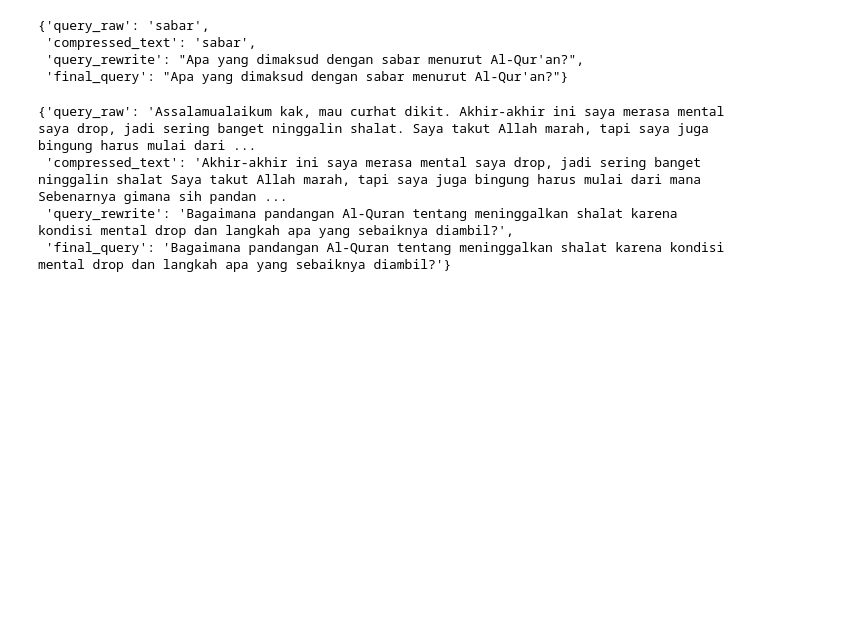
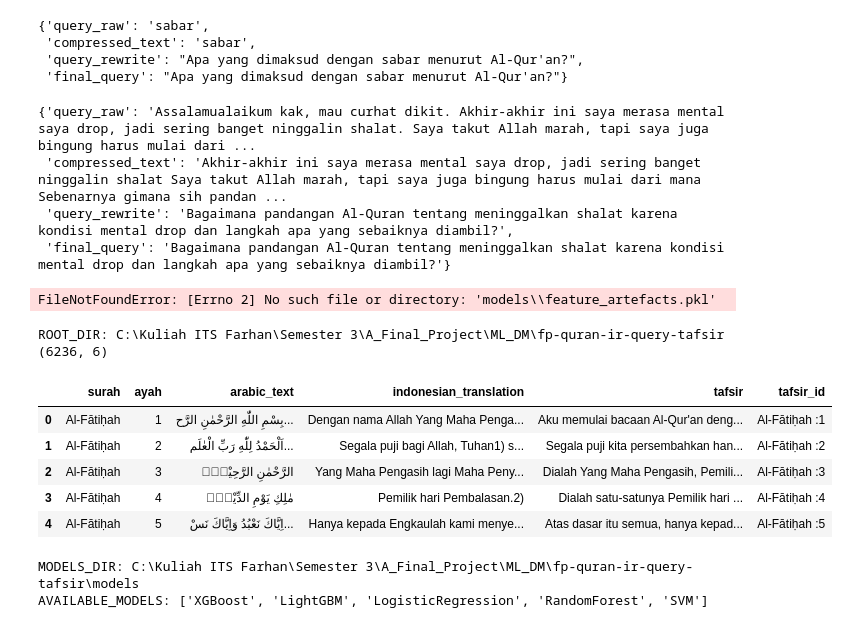
Before and after one commit to Mfarhan234/fp-quran-ir-query-tafsir, a Jupyter notebook: notebooks/05_error_analysis_case_study.ipynb, the cells around one changed output. Cells and saved outputs as stored; diff of their text form; code cells hidden in the pictures; blank space fills up the shorter version.

```diff
--- a/notebooks/05_error_analysis_case_study.ipynb
+++ b/notebooks/05_error_analysis_case_study.ipynb
@@ -41,3 +41,56 @@ build_final_query(text_user, embed_model)
  'compressed_text': 'Akhir-akhir ini saya merasa mental saya drop, jadi sering banget ninggalin shalat Saya takut Allah marah, tapi saya juga bingung harus mulai dari mana Sebenarnya gimana sih pandan ...
  'query_rewrite': 'Bagaimana pandangan Al-Quran tentang meninggalkan shalat karena kondisi mental drop dan langkah apa yang sebaiknya diambil?',
  'final_query': 'Bagaimana pandangan Al-Quran tentang meninggalkan shalat karena kondisi mental drop dan langkah apa yang sebaiknya diambil?'}
+# %%
+import pickle
+from pathlib import Path
+
+path = Path("models/feature_artefacts.pkl")
+with open(path, "rb") as f:
+    artefacts = pickle.load(f)
+
+print(type(artefacts))
+if isinstance(artefacts, dict):
+    print("Keys:", artefacts.keys())
+# %% [output]
+FileNotFoundError: [Errno 2] No such file or directory: 'models\\feature_artefacts.pkl'
+# %%
+from pathlib import Path
+import sys
+import pandas as pd
+
+# kalau notebook ada di /notebooks
+ROOT_DIR = Path.cwd().parent.resolve()
+print("ROOT_DIR:", ROOT_DIR)
+
+if str(ROOT_DIR) not in sys.path:
+    sys.path.append(str(ROOT_DIR))
+
+# load korpus tafsir
+PATH_TAFSIR = ROOT_DIR / "data" / "processed" / "tafsir_clean.csv"
+df_tafsir = pd.read_csv(PATH_TAFSIR)
+print(df_tafsir.shape)
+df_tafsir.head()
+# %% [output]
+ROOT_DIR: C:\Kuliah ITS Farhan\Semester 3\A_Final_Project\ML_DM\fp-quran-ir-query-tafsir
+(6236, 6)
+|  | surah | ayah | arabic_text | indonesian_translation | tafsir | tafsir_id |
+| 0 | Al-Fātiḥah | 1 | بِسْمِ اللّٰهِ الرَّحْمٰنِ الرَّح... | Dengan nama Allah Yang Maha Penga... | Aku memulai bacaan Al-Qur'an deng... | Al-Fātiḥah :1 |
+| 1 | Al-Fātiḥah | 2 | اَلْحَمْدُ لِلّٰهِ رَبِّ الْعٰلَم... | Segala puji bagi Allah, Tuhan1) s... | Segala puji kita persembahkan han... | Al-Fātiḥah :2 |
+| 2 | Al-Fātiḥah | 3 | الرَّحْمٰنِ الرَّحِيْمِۙ | Yang Maha Pengasih lagi Maha Peny... | Dialah Yang Maha Pengasih, Pemili... | Al-Fātiḥah :3 |
+| 3 | Al-Fātiḥah | 4 | مٰلِكِ يَوْمِ الدِّيْنِۗ | Pemilik hari Pembalasan.2) | Dialah satu-satunya Pemilik hari ... | Al-Fātiḥah :4 |
+| 4 | Al-Fātiḥah | 5 | اِيَّاكَ نَعْبُدُ وَاِيَّاكَ نَسْ... | Hanya kepada Engkaulah kami menye... | Atas dasar itu semua, hanya kepad... | Al-Fātiḥah :5 |
+# %%
+from src.models.relevance_model_loader import (
+    AVAILABLE_MODELS,
+    load_model_by_name,
+    load_best_model,
+    score_query_against_corpus,
+)
+
+MODELS_DIR = ROOT_DIR / "models"
+print("MODELS_DIR:", MODELS_DIR)
+print("AVAILABLE_MODELS:", AVAILABLE_MODELS)
+# %% [output]
+MODELS_DIR: C:\Kuliah ITS Farhan\Semester 3\A_Final_Project\ML_DM\fp-quran-ir-query-tafsir\models
+AVAILABLE_MODELS: ['XGBoost', 'LightGBM', 'LogisticRegression', 'RandomForest', 'SVM']
```
Also changed, not shown: parts of 3 cells of this notebook, 38 other files.
